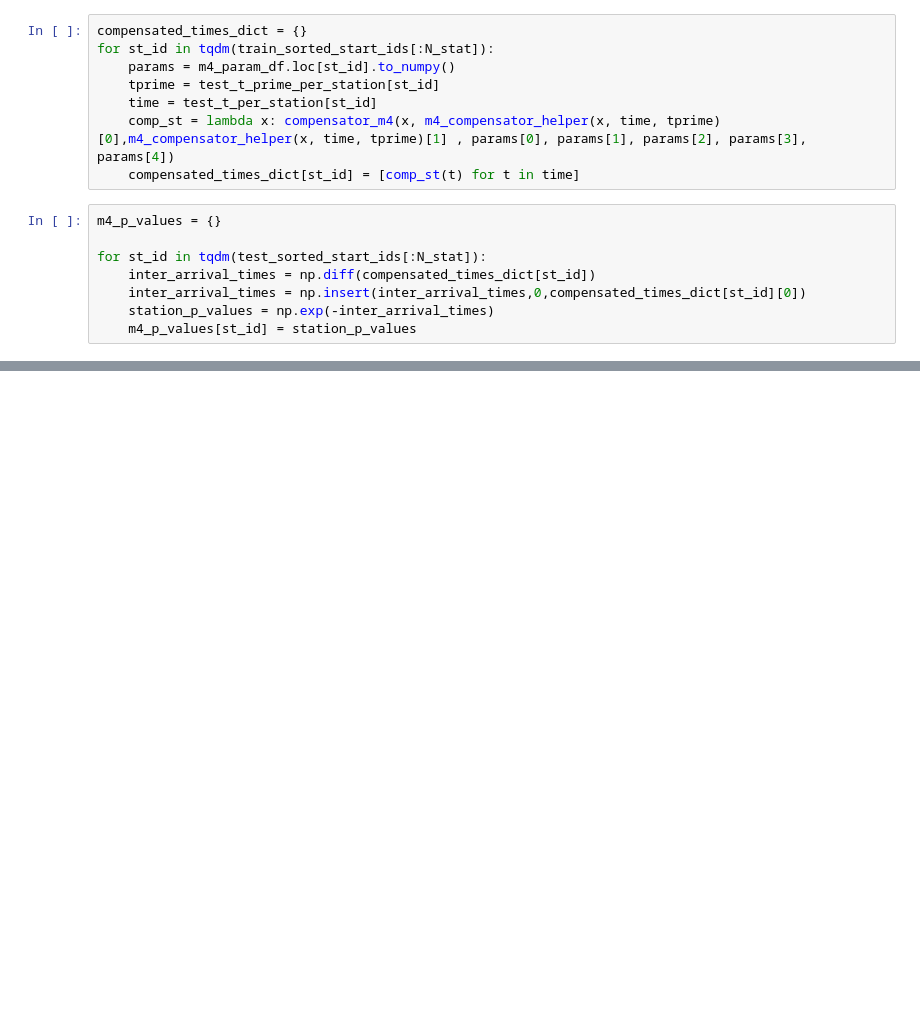
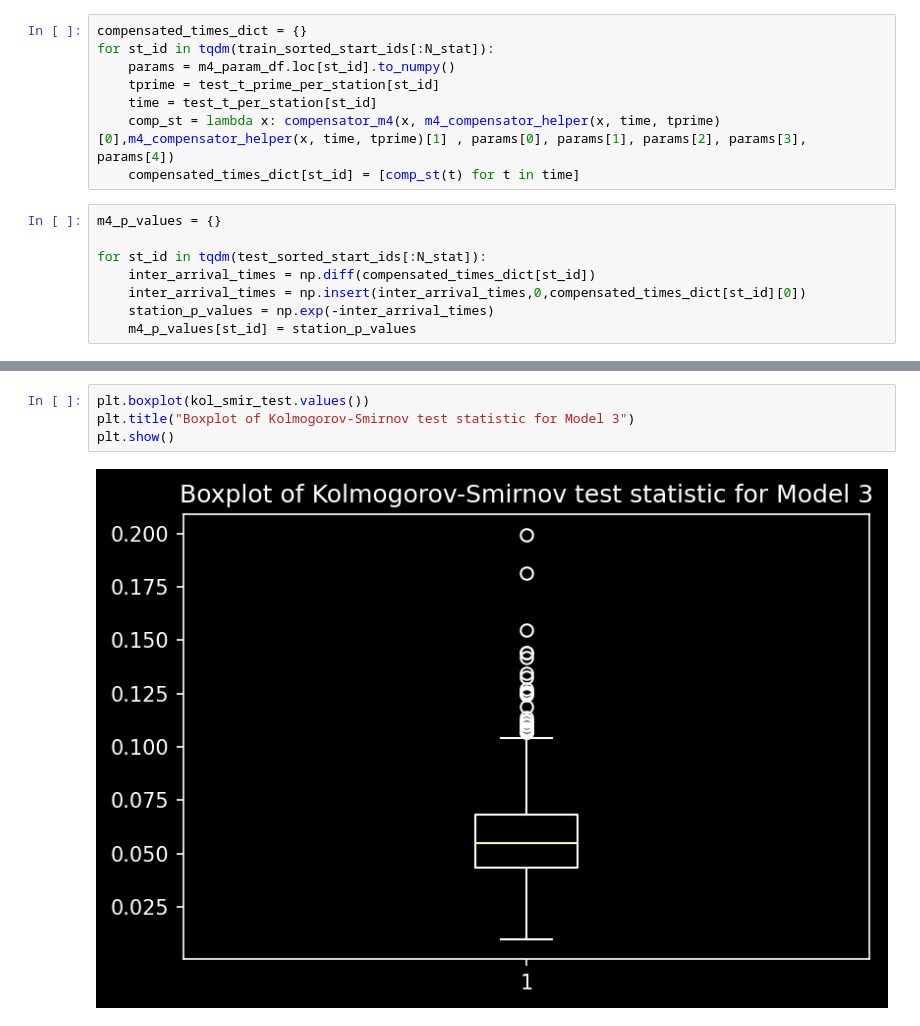
Before and after one commit to carlosaccp/Santander-SE-ME, a Jupyter notebook: code/fit_m4.ipynb, the cells around one changed output, grey strips where cells are left out. Saved outputs shown, nothing was run; the diff lists cells and outputs as text; blank space fills up the shorter version.

```diff
--- a/code/fit_m4.ipynb
+++ b/code/fit_m4.ipynb
@@ -323,0 +347,6 @@ plt.show()
+# %%
+plt.boxplot(kol_smir_test.values())
+plt.title("Boxplot of Kolmogorov-Smirnov test statistic for Model 3")
+plt.show()
+# %% [output]
+[figure, added]
```
Also changed, not shown: parts of 8 cells of this notebook, 2 other files.
